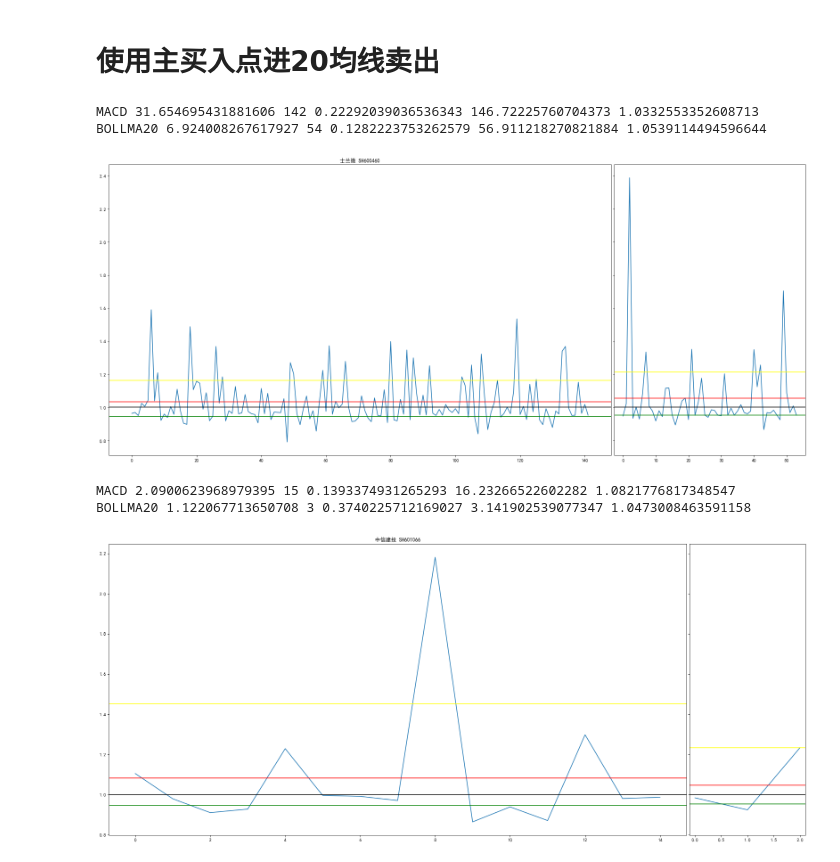
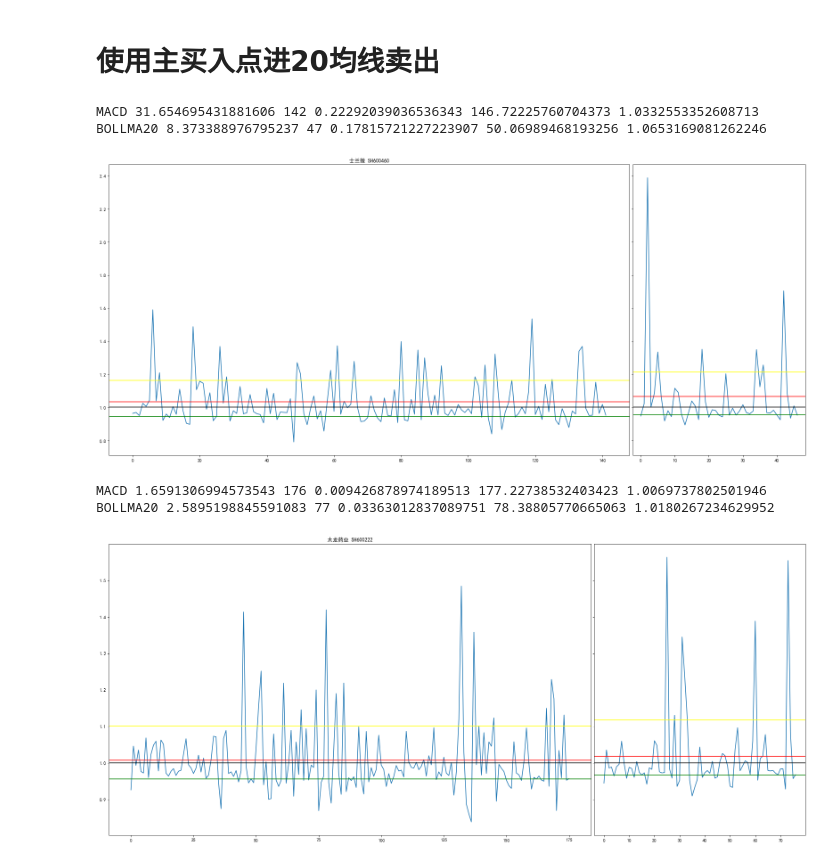
Before and after one commit to JohnCrash/stock, a Jupyter notebook: jupyter/boll-volume-theory.ipynb, the cells around one changed output. Cells and saved outputs as stored; diff of their text form; code cells hidden in the pictures.

```diff
--- a/jupyter/boll-volume-theory.ipynb
+++ b/jupyter/boll-volume-theory.ipynb
@@ -182,10 +183,10 @@ Box(children=(Button(description='上一页', style=ButtonStyle()), Button(descr
 # %%
 import matplotlib.pyplot as plt
 # %%
-def calcMa20Rate(c,k,d):
-    r,bo,bw = bollWidthSelect(k,0.2,0.8,10)
+def calcMa20Rate(c,k,d,UT=0.2,WT=0.2,LT=15,VT=1.5):
+    r,bo,bw = bollWidthSelect(k,UT,WT,LT)
     sel = np.zeros((len(k)))
-    mains,seconds = macdSelect(k,ma20Select(k,volumeSelect(k,r,1.5)))
+    mains,seconds = macdSelect(k,ma20Select(k,volumeSelect(k,r,VT)))
     ma20 = stock.maK(k,20)
     r = 1
     n = 0
@@ -235,11 +236,11 @@ def calcMacdRate(c,k,d):
     macd,_ = stock.macd(k)
     return calcBaseline(k,macd,0,len(k))
 
-def compareMacdAndBollMa20Plot(code):
+def compareMacdAndBollMa20Plot(code,UT=0.2,WT=0.2,LT=15,VT=1.5):
     c,k,d = stock.loadKline(code)
     r,n,s,ra = calcMacdRate(c,k,d)
     print('MACD',r,n,r/n,s,s/n)
-    r1,n1,s1,ra1 = calcMa20Rate(c,k,d)
+    r1,n1,s1,ra1 = calcMa20Rate(c,k,d,UT,WT,LT,VT)
     print('BOLLMA20',r1,n1,r1/n1,s1,s1/n1)
     gs_kw = dict(width_ratios=[n,n1], height_ratios=[1])
     fig, axs = plt.subplots(1, 2,figsize=(28,12),sharey=True,gridspec_kw = gs_kw)
@@ -259,11 +260,11 @@ def compareMacdAndBollMa20Plot(code):
 compareMacdAndBollMa20Plot('SH:600460')
 # %% [output]
 MACD 31.654695431881606 142 0.22292039036536343 146.72225760704373 1.0332553352608713
-BOLLMA20 6.924008267617927 54 0.1282223753262579 56.911218270821884 1.0539114494596644
+BOLLMA20 8.373388976795237 47 0.17815721227223907 50.06989468193256 1.0653169081262246
-[figure, old version]
+[figure, new version]
 # %%
-compareMacdAndBollMa20Plot('SH:601066')
+compareMacdAndBollMa20Plot('SH:600222',LT=15)
 # %% [output]
-MACD 2.0900623968979395 15 0.1393374931265293 16.23266522602282 1.0821776817348547
-BOLLMA20 1.122067713650708 3 0.3740225712169027 3.141902539077347 1.0473008463591158
+MACD 1.6591306994573543 176 0.009426878974189513 177.22738532403423 1.0069737802501946
+BOLLMA20 2.5895198845591083 77 0.03363012837089751 78.38805770665063 1.0180267234629952
-[figure, old version]
+[figure, new version]
```
Also changed, not shown: parts of 3 cells of this notebook, 4 other files.
